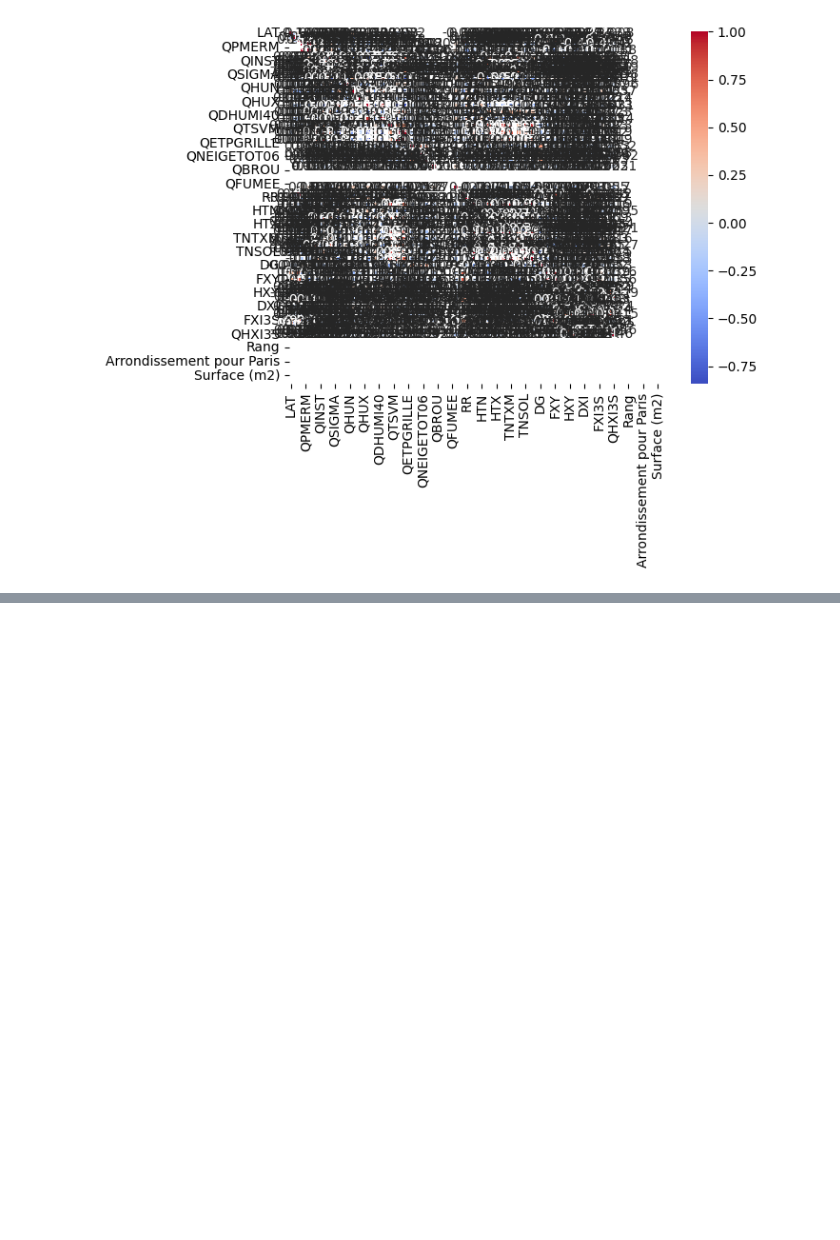
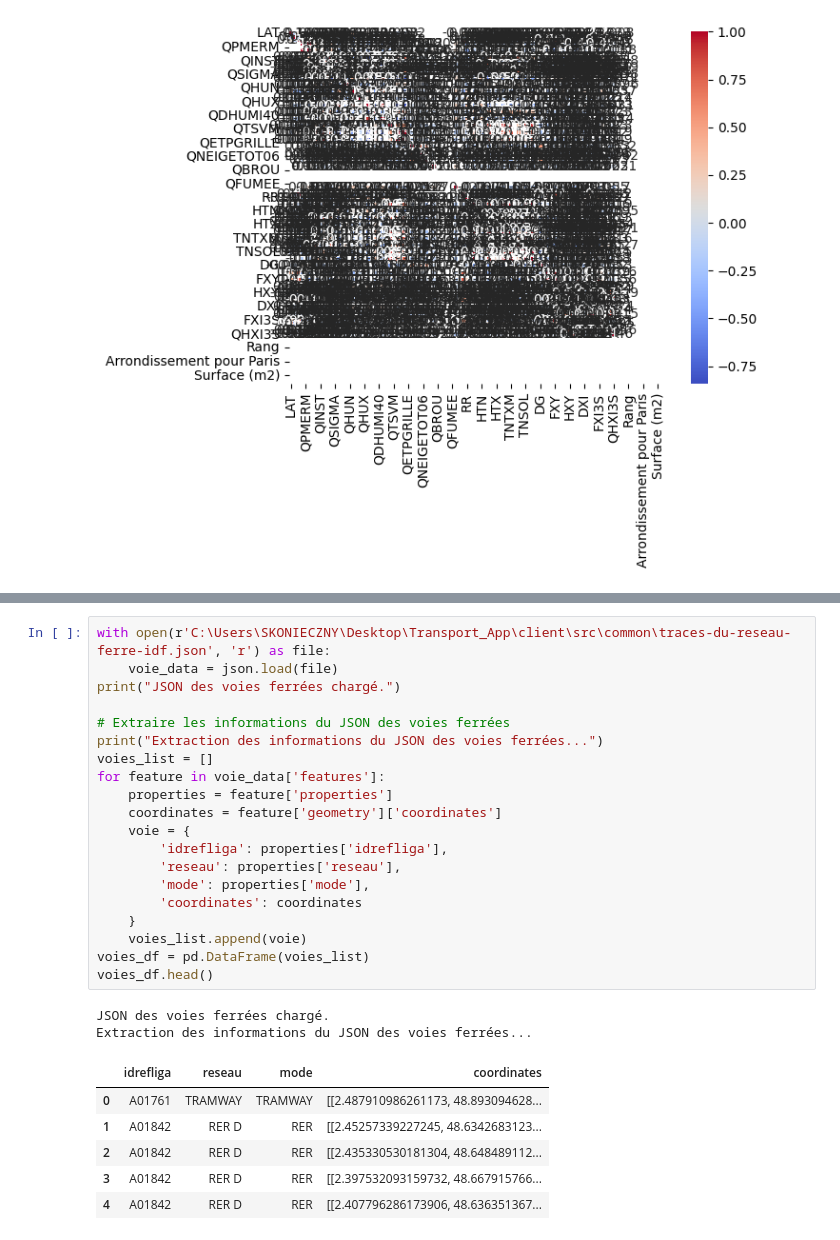
Before and after one commit to YannSko/Transport_App, a Jupyter notebook: ML_module/data_model/plot_data_weather.ipynb, the cells around one changed output, grey strips where cells are left out. Cells and saved outputs as stored; diff of their text form; blank space fills up the shorter version.

```diff
--- a/ML_module/data_model/plot_data_weather.ipynb
+++ b/ML_module/data_model/plot_data_weather.ipynb
@@ -1740,0 +2129,29 @@ Converting data types...
+# %%
+with open(r'C:\Users\SKONIECZNY\Desktop\Transport_App\client\src\common\traces-du-reseau-ferre-idf.json', 'r') as file:
+    voie_data = json.load(file)
+print("JSON des voies ferrées chargé.")
+
+# Extraire les informations du JSON des voies ferrées
+print("Extraction des informations du JSON des voies ferrées...")
+voies_list = []
+for feature in voie_data['features']:
+    properties = feature['properties']
+    coordinates = feature['geometry']['coordinates']
+    voie = {
+        'idrefliga': properties['idrefliga'],
+        'reseau': properties['reseau'],
+        'mode': properties['mode'],
+        'coordinates': coordinates
+    }
+    voies_list.append(voie)
+voies_df = pd.DataFrame(voies_list)
+voies_df.head()
+# %% [output]
+JSON des voies ferrées chargé.
+Extraction des informations du JSON des voies ferrées...
+|  | idrefliga | reseau | mode | coordinates |
+| 0 | A01761 | TRAMWAY | TRAMWAY | [[2.487910986261173, 48.893094628... |
+| 1 | A01842 | RER D | RER | [[2.45257339227245, 48.6342683123... |
+| 2 | A01842 | RER D | RER | [[2.435330530181304, 48.648489112... |
+| 3 | A01842 | RER D | RER | [[2.397532093159732, 48.667915766... |
+| 4 | A01842 | RER D | RER | [[2.407796286173906, 48.636351367... |
```
Also changed, not shown: parts of 8 cells of this notebook, 3 other files.
